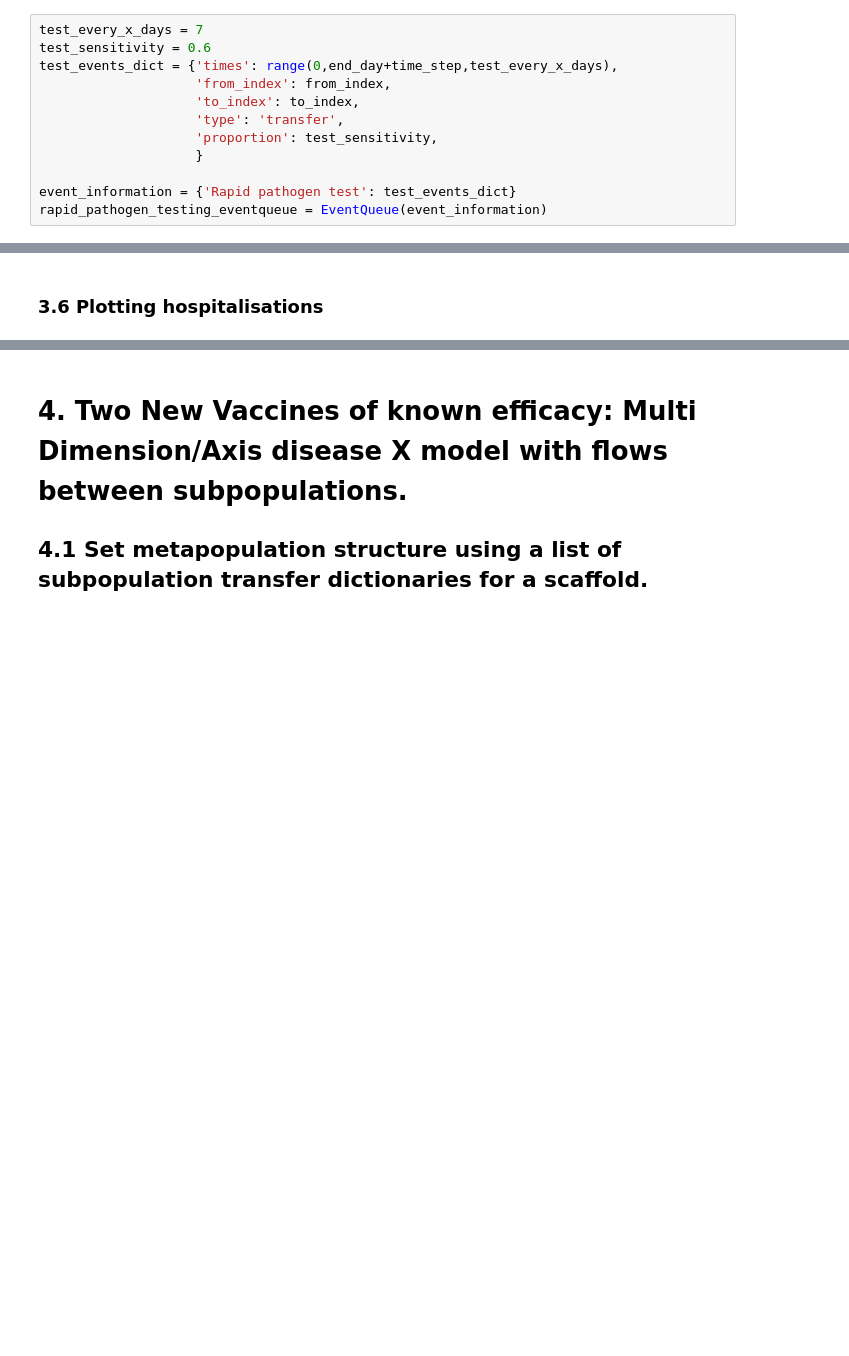
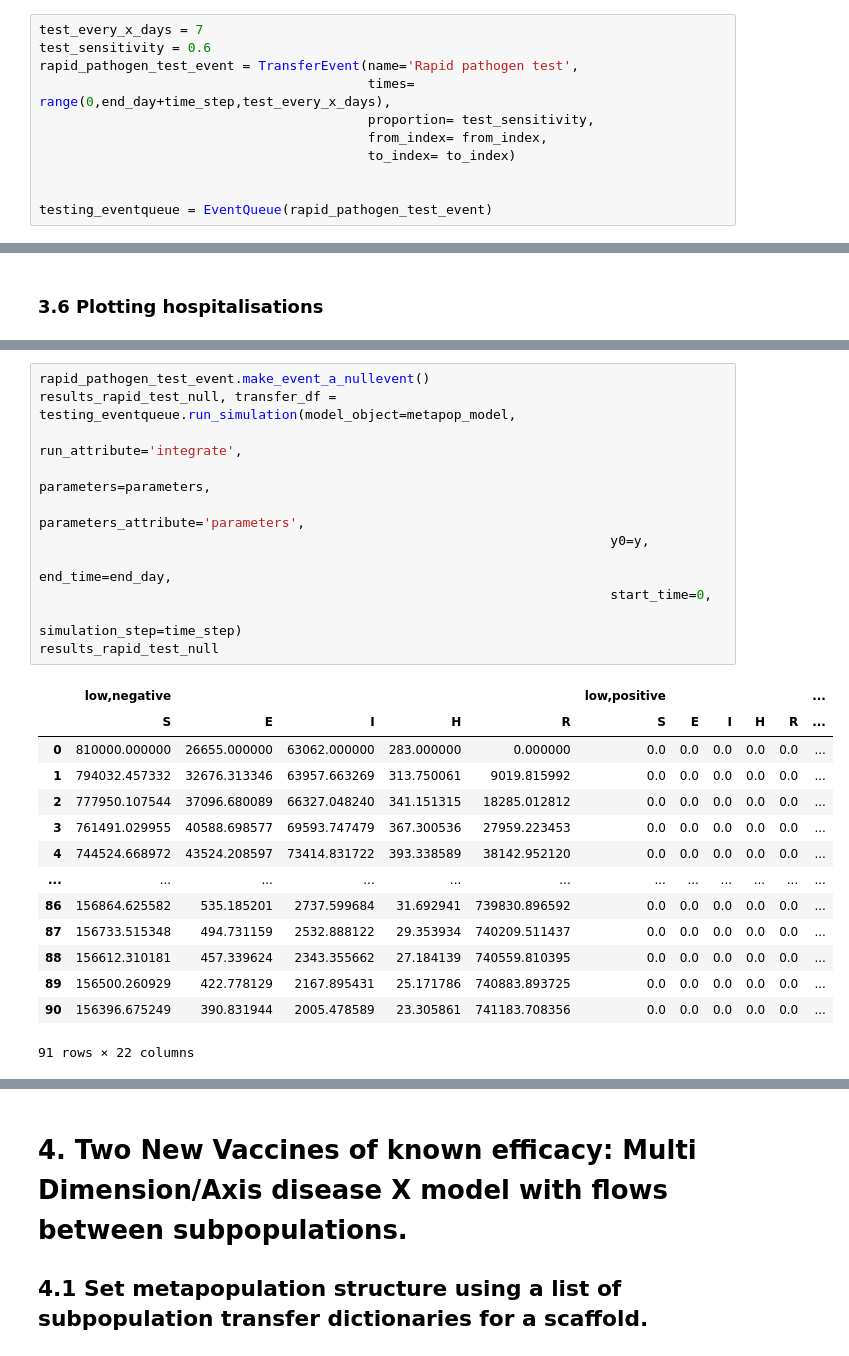
Before and after one commit to m-d-grunnill/MetaCast, a Jupyter notebook: demo/Basic_Demonstration.ipynb, the cells around one changed output, grey strips where cells are left out. Saved outputs shown, nothing was run; the diff lists cells and outputs as text; blank space fills up the shorter version.

```diff
--- a/demo/Basic_Demonstration.ipynb
+++ b/demo/Basic_Demonstration.ipynb
@@ -461,15 +439,14 @@ display(from_index,to_index)
 # %%
 test_every_x_days = 7
 test_sensitivity = 0.6
-test_events_dict = {'times': range(0,end_day+time_step,test_every_x_days),
-                    'from_index': from_index,
-                    'to_index': to_index,
-                    'type': 'transfer',
-                    'proportion': test_sensitivity,
-                    }
+rapid_pathogen_test_event = TransferEvent(name='Rapid pathogen test',
+                                          times= range(0,end_day+time_step,test_every_x_days),
+                                          proportion= test_sensitivity,
+                                          from_index= from_index,
+                                          to_index= to_index)
 
-event_information = {'Rapid pathogen test': test_events_dict}
-rapid_pathogen_testing_eventqueue = EventQueue(event_information)
+
+testing_eventqueue = EventQueue(rapid_pathogen_test_event)
 # %% [markdown]
 ## 3.5 Run simulations with Events
 # %%
@@ -548,0 +537,26 @@ display({'Total hospitalisations': results_3.loc[90,('observed_states','H_cumula
+# %%
+rapid_pathogen_test_event.make_event_a_nullevent()
+results_rapid_test_null, transfer_df = testing_eventqueue.run_simulation(model_object=metapop_model,
+                                                                         run_attribute='integrate',
+                                                                         parameters=parameters,
+                                                                         parameters_attribute='parameters',
+                                                                         y0=y,
+                                                                         end_time=end_day,
+                                                                         start_time=0,
+                                                                         simulation_step=time_step)
+results_rapid_test_null
+# %% [output]
+|  | low,negative |  |  |  |  | low,positive |  |  |  |  | ... |
+|  | S | E | I | H | R | S | E | I | H | R | ... |
+| 0 | 810000.000000 | 26655.000000 | 63062.000000 | 283.000000 | 0.000000 | 0.0 | 0.0 | 0.0 | 0.0 | 0.0 | ... |
+| 1 | 794032.457332 | 32676.313346 | 63957.663269 | 313.750061 | 9019.815992 | 0.0 | 0.0 | 0.0 | 0.0 | 0.0 | ... |
+| 2 | 777950.107544 | 37096.680089 | 66327.048240 | 341.151315 | 18285.012812 | 0.0 | 0.0 | 0.0 | 0.0 | 0.0 | ... |
+| 3 | 761491.029955 | 40588.698577 | 69593.747479 | 367.300536 | 27959.223453 | 0.0 | 0.0 | 0.0 | 0.0 | 0.0 | ... |
+| 4 | 744524.668972 | 43524.208597 | 73414.831722 | 393.338589 | 38142.952120 | 0.0 | 0.0 | 0.0 | 0.0 | 0.0 | ... |
+| ... | ... | ... | ... | ... | ... | ... | ... | ... | ... | ... | ... |
+| 86 | 156864.625582 | 535.185201 | 2737.599684 | 31.692941 | 739830.896592 | 0.0 | 0.0 | 0.0 | 0.0 | 0.0 | ... |
+| 87 | 156733.515348 | 494.731159 | 2532.888122 | 29.353934 | 740209.511437 | 0.0 | 0.0 | 0.0 | 0.0 | 0.0 | ... |
+| 88 | 156612.310181 | 457.339624 | 2343.355662 | 27.184139 | 740559.810395 | 0.0 | 0.0 | 0.0 | 0.0 | 0.0 | ... |
+| 89 | 156500.260929 | 422.778129 | 2167.895431 | 25.171786 | 740883.893725 | 0.0 | 0.0 | 0.0 | 0.0 | 0.0 | ... |
+| 90 | 156396.675249 | 390.831944 | 2005.478589 | 23.305861 | 741183.708356 | 0.0 | 0.0 | 0.0 | 0.0 | 0.0 | ... |
+91 rows × 22 columns
```
Also changed, not shown: parts of 28 cells of this notebook, 2 other files.
